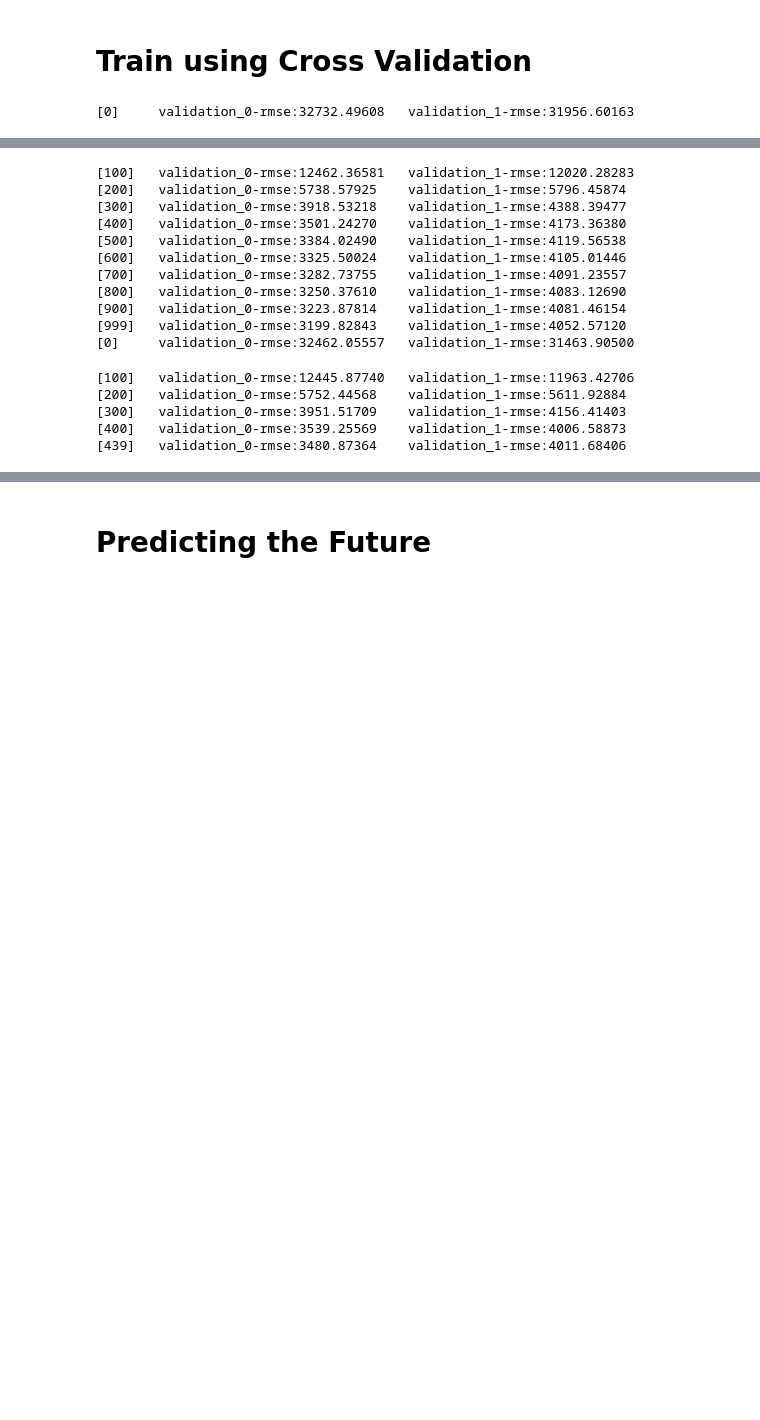
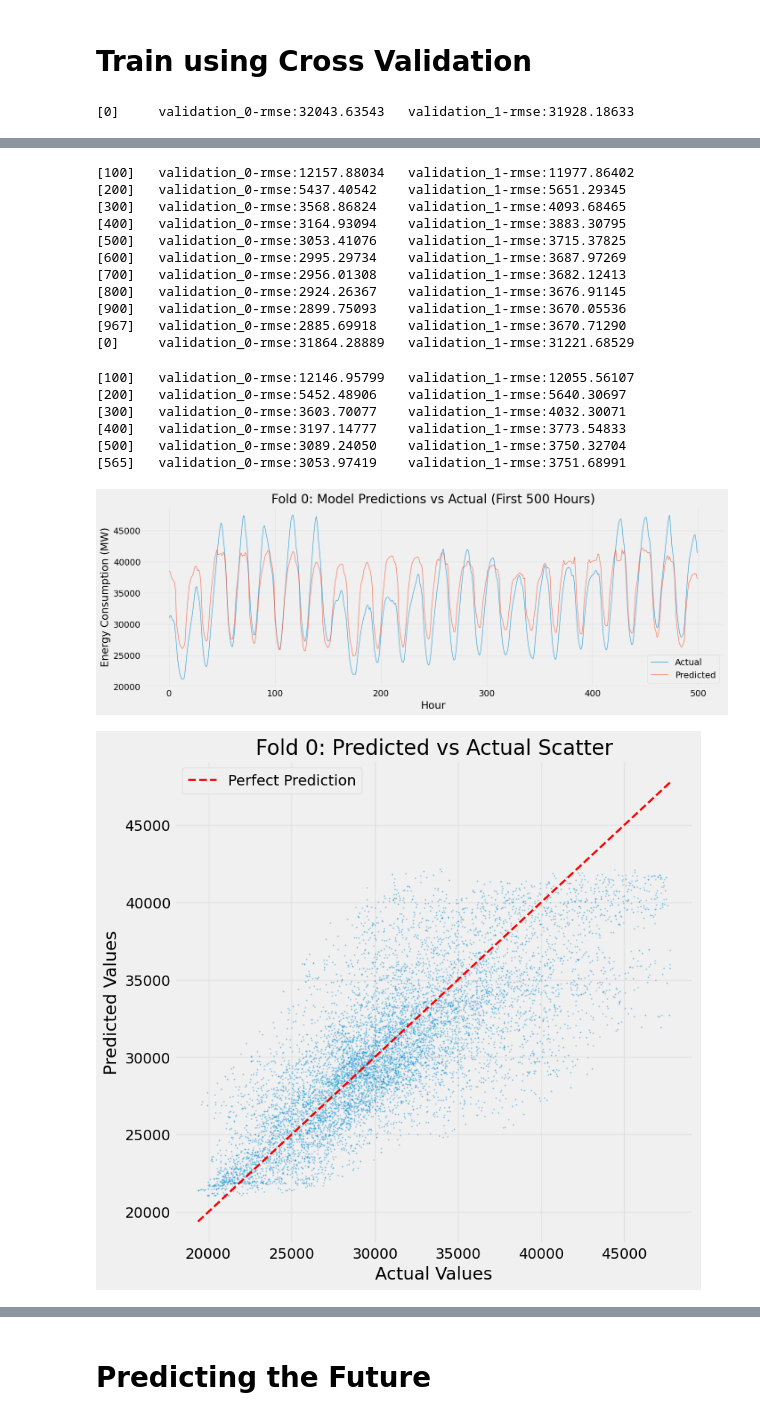
Before and after one commit to nushyiscoding/Neural-Style-Transfer, a Jupyter notebook: time-series-forecasting-with-xgboost.ipynb, the cells around one changed output, grey strips where cells are left out. Cells and saved outputs as stored; diff of their text form; code cells hidden in the pictures; blank space fills up the shorter version.

```diff
--- a/time-series-forecasting-with-xgboost.ipynb
+++ b/time-series-forecasting-with-xgboost.ipynb
@@ -123,6 +212,16 @@ df = create_features(df)
 * What was the target (x) days in the past.
 # %%
 def add_lags(df):
+    """
+    Create lag features to capture yearly seasonality.
+    - lag1: value from 364 days ago (approx 1 year)
+    - lag2: value from 728 days ago (approx 2 years)
+    - lag3: value from 1092 days ago (approx 3 years)
+
+    Energy consumption patterns repeat yearly due to seasons,
+    so past years' values are strong predictors.
+
+    """
     target_map = df['PJME_MW'].to_dict()
     df['lag1'] = (df.index - pd.Timedelta('364 days')).map(target_map)
     df['lag2'] = (df.index - pd.Timedelta('728 days')).map(target_map)
@@ -169,7 +268,32 @@ for train_idx, val_idx in tss.split(df):
 
     y_pred = reg.predict(X_test)
     preds.append(y_pred)
+
+    # Visualize predictions vs actual for first fold only
+if fold == 0:
+    plt.figure(figsize=(15, 5))
+    plt.plot(y_test.values[:500], label='Actual', alpha=0.7, linewidth=1)
+    plt.plot(y_pred[:500], label='Predicted', alpha=0.7, linewidth=1)
+    plt.title(f'Fold {fold}: Model Predictions vs Actual (First 500 Hours)')
+    plt.xlabel('Hour')
+    plt.ylabel('Energy Consumption (MW)')
+    plt.legend()
+    plt.grid(True, alpha=0.3)
+    plt.show()
+
+    # Also show a scatter plot
+    plt.figure(figsize=(8, 8))
+    plt.scatter(y_test.values, y_pred, alpha=0.3, s=1)
+    plt.plot([y_test.min(), y_test.max()], [y_test.min(), y_test.max()],
+             'r--', linewidth=2, label='Perfect Prediction')
+    plt.xlabel('Actual Values')
+    plt.ylabel('Predicted Values')
+    plt.title(f'Fold {fold}: Predicted vs Actual Scatter')
+    plt.legend()
+    plt.grid(True, alpha=0.3)
+    plt.show()
+
     score = np.sqrt(mean_squared_error(y_test, y_pred))
     scores.append(score)
 # %% [output]
-[0]     validation_0-rmse:32732.49608   validation_1-rmse:31956.60163
+[0]     validation_0-rmse:32043.63543   validation_1-rmse:31928.18633
@@ -199,16 +324,19 @@ for train_idx, val_idx in tss.split(df):
-[100]   validation_0-rmse:12462.36581   validation_1-rmse:12020.28283
-[200]   validation_0-rmse:5738.57925    validation_1-rmse:5796.45874
-[300]   validation_0-rmse:3918.53218    validation_1-rmse:4388.39477
-[400]   validation_0-rmse:3501.24270    validation_1-rmse:4173.36380
-[500]   validation_0-rmse:3384.02490    validation_1-rmse:4119.56538
-[600]   validation_0-rmse:3325.50024    validation_1-rmse:4105.01446
-[700]   validation_0-rmse:3282.73755    validation_1-rmse:4091.23557
-[800]   validation_0-rmse:3250.37610    validation_1-rmse:4083.12690
-[900]   validation_0-rmse:3223.87814    validation_1-rmse:4081.46154
-[999]   validation_0-rmse:3199.82843    validation_1-rmse:4052.57120
-[0]     validation_0-rmse:32462.05557   validation_1-rmse:31463.90500
+[100]   validation_0-rmse:12157.88034   validation_1-rmse:11977.86402
+[200]   validation_0-rmse:5437.40542    validation_1-rmse:5651.29345
+[300]   validation_0-rmse:3568.86824    validation_1-rmse:4093.68465
+[400]   validation_0-rmse:3164.93094    validation_1-rmse:3883.30795
+[500]   validation_0-rmse:3053.41076    validation_1-rmse:3715.37825
+[600]   validation_0-rmse:2995.29734    validation_1-rmse:3687.97269
+[700]   validation_0-rmse:2956.01308    validation_1-rmse:3682.12413
+[800]   validation_0-rmse:2924.26367    validation_1-rmse:3676.91145
+[900]   validation_0-rmse:2899.75093    validation_1-rmse:3670.05536
+[967]   validation_0-rmse:2885.69918    validation_1-rmse:3670.71290
+[0]     validation_0-rmse:31864.28889   validation_1-rmse:31221.68529
-[100]   validation_0-rmse:12445.87740   validation_1-rmse:11963.42706
-[200]   validation_0-rmse:5752.44568    validation_1-rmse:5611.92884
-[300]   validation_0-rmse:3951.51709    validation_1-rmse:4156.41403
-[400]   validation_0-rmse:3539.25569    validation_1-rmse:4006.58873
-[439]   validation_0-rmse:3480.87364    validation_1-rmse:4011.68406
+[100]   validation_0-rmse:12146.95799   validation_1-rmse:12055.56107
+[200]   validation_0-rmse:5452.48906    validation_1-rmse:5640.30697
+[300]   validation_0-rmse:3603.70077    validation_1-rmse:4032.30071
+[400]   validation_0-rmse:3197.14777    validation_1-rmse:3773.54833
+[500]   validation_0-rmse:3089.24050    validation_1-rmse:3750.32704
+[565]   validation_0-rmse:3053.97419    validation_1-rmse:3751.68991
+[figure, added]
+[figure, added]
```
Also changed, not shown: parts of 29 cells of this notebook.
